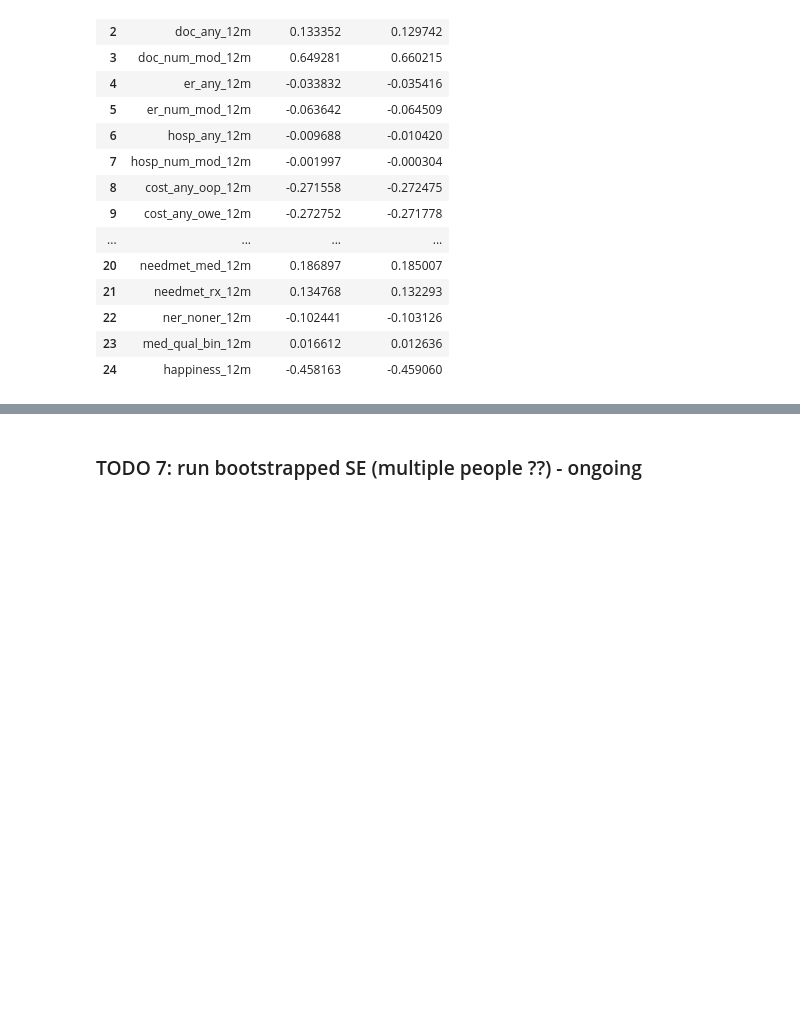
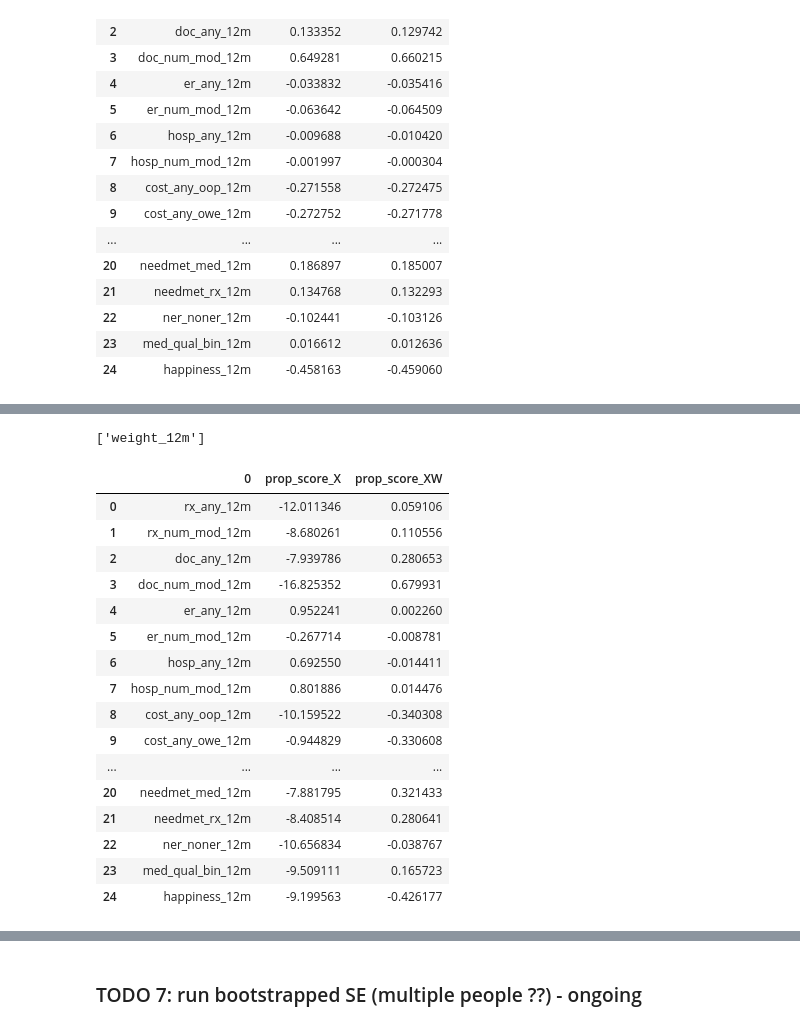
Before and after one commit to Yasmineouattara/ML_for_Econ_Final_Project, a Jupyter notebook: Data12m_NA_experiment_Donna.ipynb, the cells around one changed output, grey strips where cells are left out. Drawn from its saved outputs; the diff is of its cells as text; code cells hidden in the pictures; blank space fills up the shorter version.

```diff
--- a/Data12m_NA_experiment_Donna.ipynb
+++ b/Data12m_NA_experiment_Donna.ipynb
@@ -1801,0 +1812,45 @@ lat_coeff_df = ccoeff_df.to_latex(index=True)
+# %%
+X1
+# %% [output]
+['weight_12m']
+# %%
+Y_b = [y]
+vars = W + X1 + Z_b + D_b + S_b + Y_b
+data = f12m_imp_data[vars]
+Y = y
+# %%
+for y in outcomes:
+    Y_b = [y]
+    vars = W + X1 + Z_b + D_b + S_b + Y_b
+    data = f12m_imp_data[vars]
+    Y = y
+
+    tau1, tau2 = dml_tau_est1(data, W, X1, Z, D, S, Y, nfolds=5)
+
+    temp = pd.DataFrame([tau1, tau2]).T
+    finkel_coeff_df = pd.concat([finkel_coeff_df, temp], axis = 0)
+# %%
+finkel_coeff_df.columns = ['prop_score_X', 'prop_score_XW']
+# %%
+fcoeff_df1 = finkel_coeff_df.reset_index(drop=True)
+# %%
+fcoeff_df = pd.concat([pd.DataFrame(outcomes), fcoeff_df1], axis=1)
+fcoeff_df
+# %% [output]
+|  | 0 | prop_score_X | prop_score_XW |
+| 0 | rx_any_12m | -12.011346 | 0.059106 |
+| 1 | rx_num_mod_12m | -8.680261 | 0.110556 |
+| 2 | doc_any_12m | -7.939786 | 0.280653 |
+| 3 | doc_num_mod_12m | -16.825352 | 0.679931 |
+| 4 | er_any_12m | 0.952241 | 0.002260 |
+| 5 | er_num_mod_12m | -0.267714 | -0.008781 |
+| 6 | hosp_any_12m | 0.692550 | -0.014411 |
+| 7 | hosp_num_mod_12m | 0.801886 | 0.014476 |
+| 8 | cost_any_oop_12m | -10.159522 | -0.340308 |
+| 9 | cost_any_owe_12m | -0.944829 | -0.330608 |
+| ... | ... | ... | ... |
+| 20 | needmet_med_12m | -7.881795 | 0.321433 |
+| 21 | needmet_rx_12m | -8.408514 | 0.280641 |
+| 22 | ner_noner_12m | -10.656834 | -0.038767 |
+| 23 | med_qual_bin_12m | -9.509111 | 0.165723 |
+| 24 | happiness_12m | -9.199563 | -0.426177 |
```
Also changed, not shown: parts of 34 cells of this notebook.
